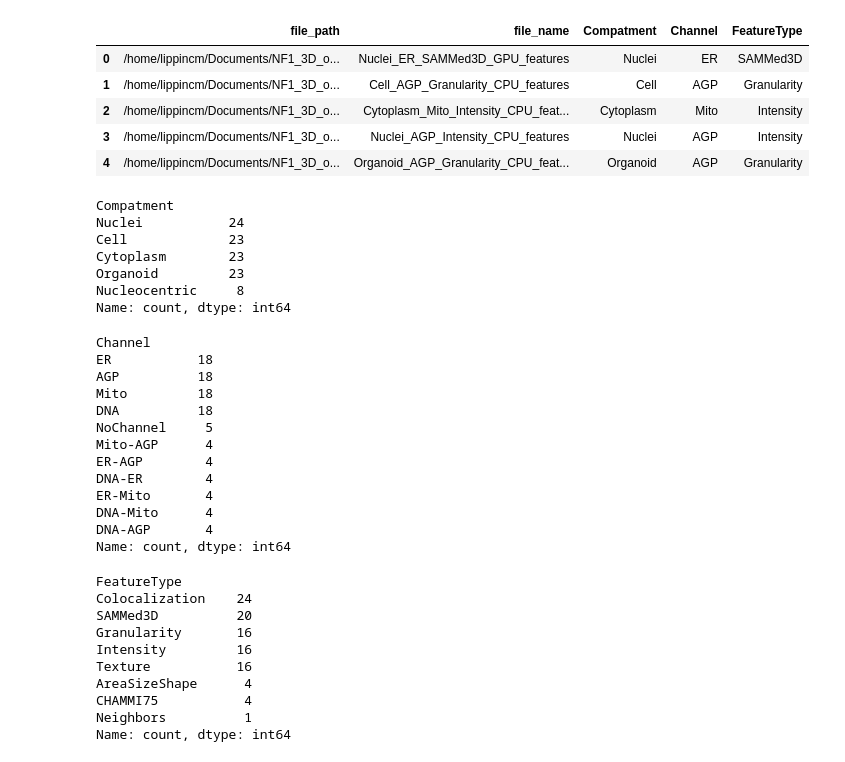
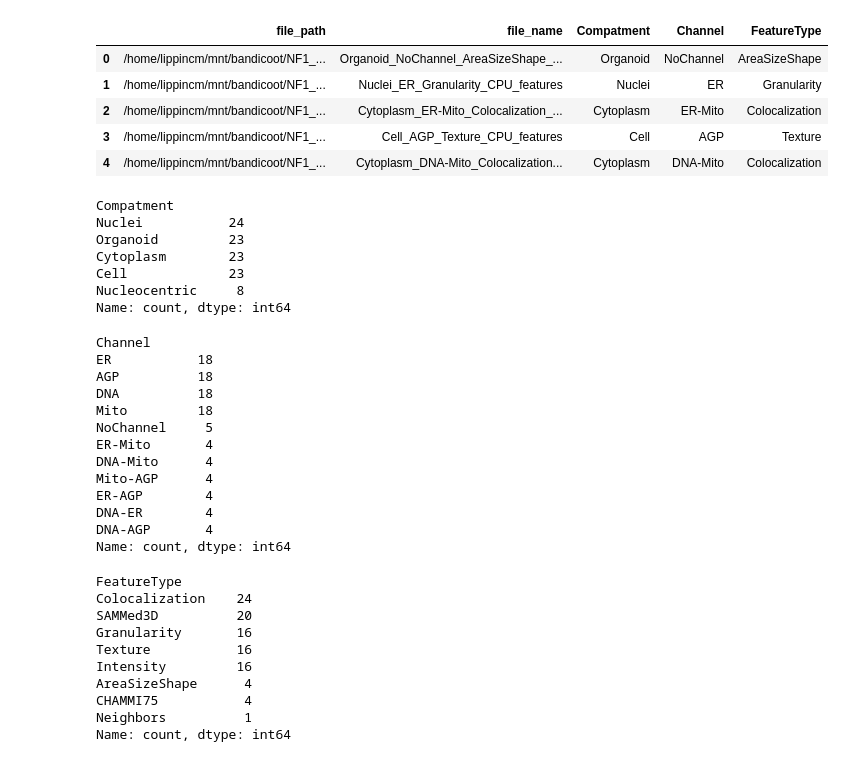
Before and after one commit to WayScience/NF1_3D_organoid_profiling_pipeline, a Jupyter notebook: 4.processing_image_based_profiles/notebooks/generate_load_data.ipynb, the cells around one changed output. Cells and saved outputs as stored; diff of their text form; code cells hidden in the pictures.

Commit message:
update pipeline with new views writing

```diff
--- a/4.processing_image_based_profiles/notebooks/generate_load_data.ipynb
+++ b/4.processing_image_based_profiles/notebooks/generate_load_data.ipynb
@@ -163,33 +146,33 @@ summary_df.reset_index()
 # %%
 # send to df
 df = pd.DataFrame(
     list(
-        pathlib.Path(
-            "/home/lippincm/Documents/NF1_3D_organoid_profiling_pipeline/data/NF0014_T1/extracted_features/C4-2"
-        ).glob("*.parquet")
+        pathlib.Path(f"{profile_base_dir}/data/NF0014_T1/extracted_features/C4-2").glob(
+            "*.parquet"
+        )
     )
 )
 df.rename(columns={0: "file_path"}, inplace=True)
 df["file_name"] = df["file_path"].apply(lambda p: p.stem)
 df["Compatment"] = df["file_name"].apply(lambda s: s.split("_")[0])
 df["Channel"] = df["file_name"].apply(lambda s: s.split("_")[1])
 df["FeatureType"] = df["file_name"].apply(lambda s: s.split("_")[2])
 df.head()
 # %% [output]
 |  | file_path | file_name | Compatment | Channel | FeatureType |
-| 0 | /home/lippincm/Documents/NF1_3D_o... | Nuclei_ER_SAMMed3D_GPU_features | Nuclei | ER | SAMMed3D |
-| 1 | /home/lippincm/Documents/NF1_3D_o... | Cell_AGP_Granularity_CPU_features | Cell | AGP | Granularity |
-| 2 | /home/lippincm/Documents/NF1_3D_o... | Cytoplasm_Mito_Intensity_CPU_feat... | Cytoplasm | Mito | Intensity |
-| 3 | /home/lippincm/Documents/NF1_3D_o... | Nuclei_AGP_Intensity_CPU_features | Nuclei | AGP | Intensity |
-| 4 | /home/lippincm/Documents/NF1_3D_o... | Organoid_AGP_Granularity_CPU_feat... | Organoid | AGP | Granularity |
+| 0 | /home/lippincm/mnt/bandicoot/NF1_... | Organoid_NoChannel_AreaSizeShape_... | Organoid | NoChannel | AreaSizeShape |
+| 1 | /home/lippincm/mnt/bandicoot/NF1_... | Nuclei_ER_Granularity_CPU_features | Nuclei | ER | Granularity |
+| 2 | /home/lippincm/mnt/bandicoot/NF1_... | Cytoplasm_ER-Mito_Colocalization_... | Cytoplasm | ER-Mito | Colocalization |
+| 3 | /home/lippincm/mnt/bandicoot/NF1_... | Cell_AGP_Texture_CPU_features | Cell | AGP | Texture |
+| 4 | /home/lippincm/mnt/bandicoot/NF1_... | Cytoplasm_DNA-Mito_Colocalization... | Cytoplasm | DNA-Mito | Colocalization |
 # %%
 df["Compatment"].value_counts()
 # %% [output]
 Compatment
 Nuclei           24
+Organoid         23
+Cytoplasm        23
 Cell             23
-Cytoplasm        23
-Organoid         23
 Nucleocentric     8
 Name: count, dtype: int64
 # %%
@@ -198,14 +181,14 @@ df["Channel"].value_counts()
 Channel
 ER           18
 AGP          18
+DNA          18
 Mito         18
-DNA          18
 NoChannel     5
+ER-Mito       4
+DNA-Mito      4
 Mito-AGP      4
 ER-AGP        4
 DNA-ER        4
-ER-Mito       4
-DNA-Mito      4
 DNA-AGP       4
 Name: count, dtype: int64
 # %%
@@ -215,8 +198,8 @@ FeatureType
 Colocalization    24
 SAMMed3D          20
 Granularity       16
+Texture           16
 Intensity         16
-Texture           16
 AreaSizeShape      4
 CHAMMI75           4
 Neighbors          1
```
Also changed, not shown: parts of 6 cells of this notebook, 27 other files.
